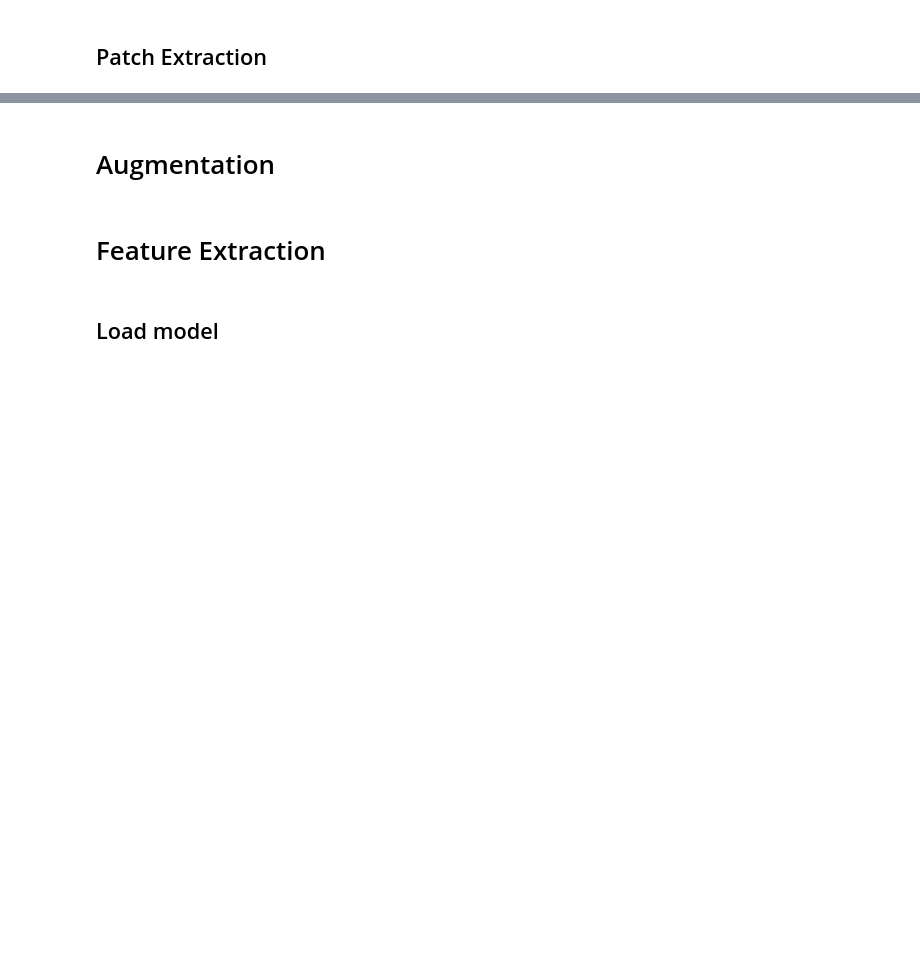
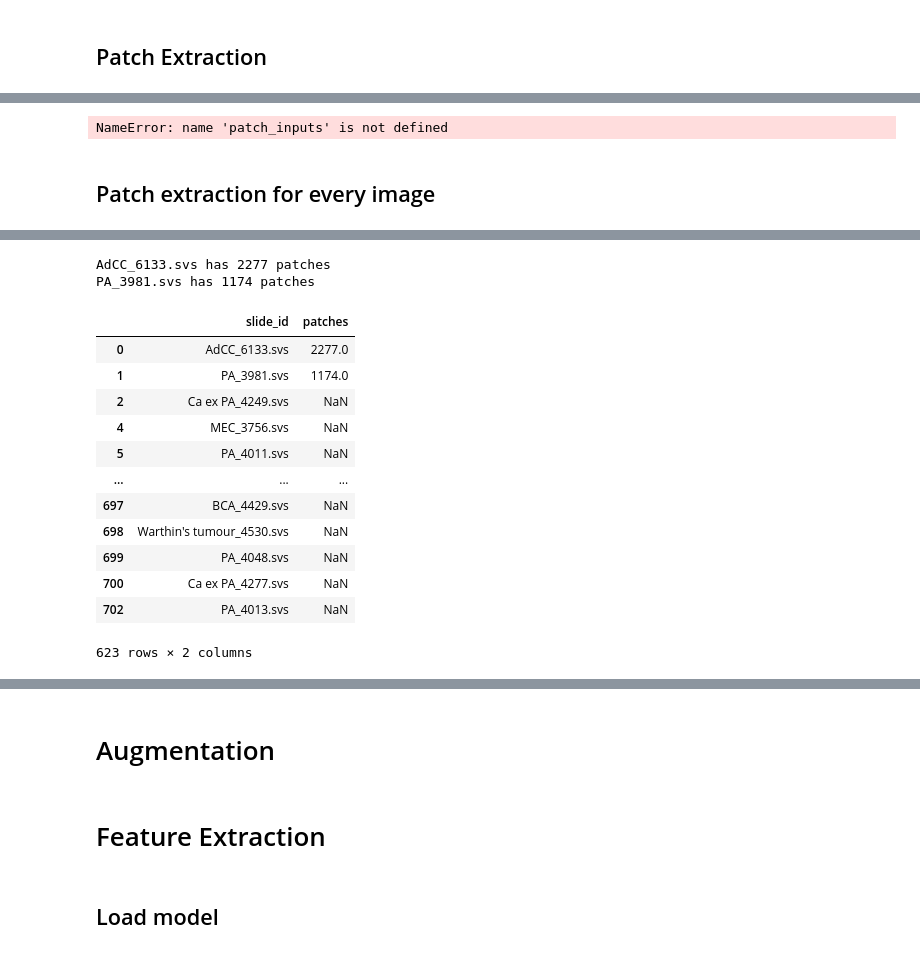
Before and after one commit to coolmule0/weakWSI, a Jupyter notebook: Untitled.ipynb, the cells around one changed output, grey strips where cells are left out. Cells and saved outputs as stored; diff of their text form; code cells hidden in the pictures; blank space fills up the shorter version.

```diff
--- a/Untitled.ipynb
+++ b/Untitled.ipynb
@@ -103,6 +105,6 @@ plt.show()
 # %% [markdown]
 ## Mask Tissue Region
 # %%
-mask_power = 3
+mask_power = 1.25
 # %%
 mask = wsi.tissue_mask(resolution=mask_power, units="power")
@@ -157,0 +247,35 @@ len(fixed_patch_extractor)
+# %%
+save_patches_to_csv_file('./tmp/foo.csv', patch_inputs)
+# %% [output]
+NameError: name 'patch_inputs' is not defined
+# %% [markdown]
+## Patch extraction for every image
+# %%
+def save_patches_csv(df, data_dir=data_dir, save_dir='./tmp/patches', skip_existing=True):
+    patch_resolution = 1
+    patch_units = "mpp"
+    mask_resolution=1.25
+    mask_units="power"
+
+    for i, slide in enumerate(tqdm(df["slide_id"][:2])):
+        try:
+            wsi = WSIReader.open(input_img=os.path.join(data_dir,slide))
+        except:
+            pass
+        mask = wsi.tissue_mask(resolution=mask_resolution, units=mask_units)
+        coords = get_patches_coords(patch_resolution, patch_units, wsi, mask, 0.7)
+
+        num_patches = len(coords)
+        print(f"{slide} has {num_patches} patches")
+        df.at[i,"patches"] = int(num_patches)
+
+        # save to a file for easy referecing
+        filename_no_ext = os.path.splitext(slide)[0]
+        df_coords = pd.DataFrame(coords)
+        filename = os.path.join(save_dir,f"{filename_no_ext}.csv")
+        df_coords.to_csv(filename, index=False, header=False)
+#         save_patches_to_csv_file(os.path.join(save_dir,f"{filename_no_ext}.csv"))
+    return df
+# %%
+save_patches_csv(df)
+# %% [output]
@@ -157,0 +284,15 @@ len(fixed_patch_extractor)
+AdCC_6133.svs has 2277 patches
+PA_3981.svs has 1174 patches
+|  | slide_id | patches |
+| 0 | AdCC_6133.svs | 2277.0 |
+| 1 | PA_3981.svs | 1174.0 |
+| 2 | Ca ex PA_4249.svs | NaN |
+| 4 | MEC_3756.svs | NaN |
+| 5 | PA_4011.svs | NaN |
+| ... | ... | ... |
+| 697 | BCA_4429.svs | NaN |
+| 698 | Warthin's tumour_4530.svs | NaN |
+| 699 | PA_4048.svs | NaN |
+| 700 | Ca ex PA_4277.svs | NaN |
+| 702 | PA_4013.svs | NaN |
+623 rows × 2 columns
```
Also changed, not shown: parts of 59 cells of this notebook.
